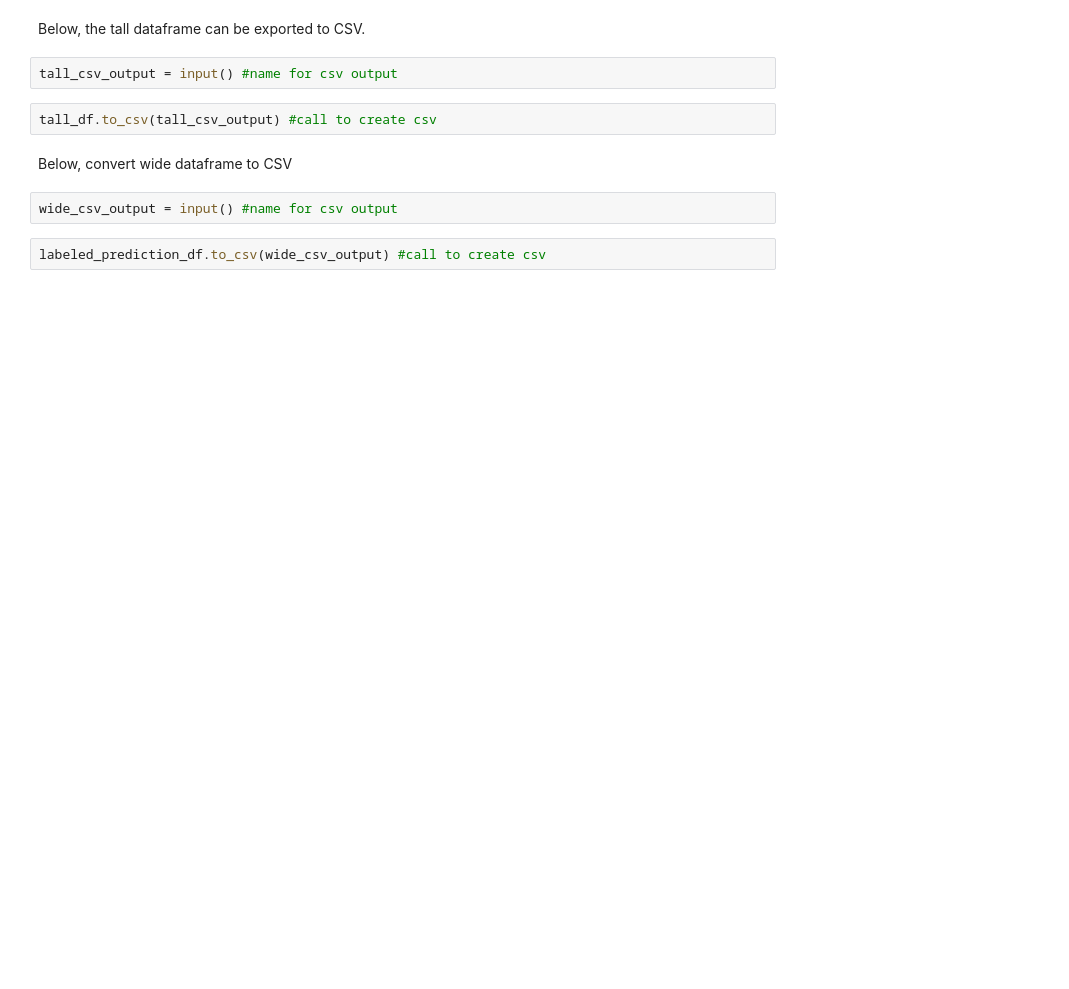
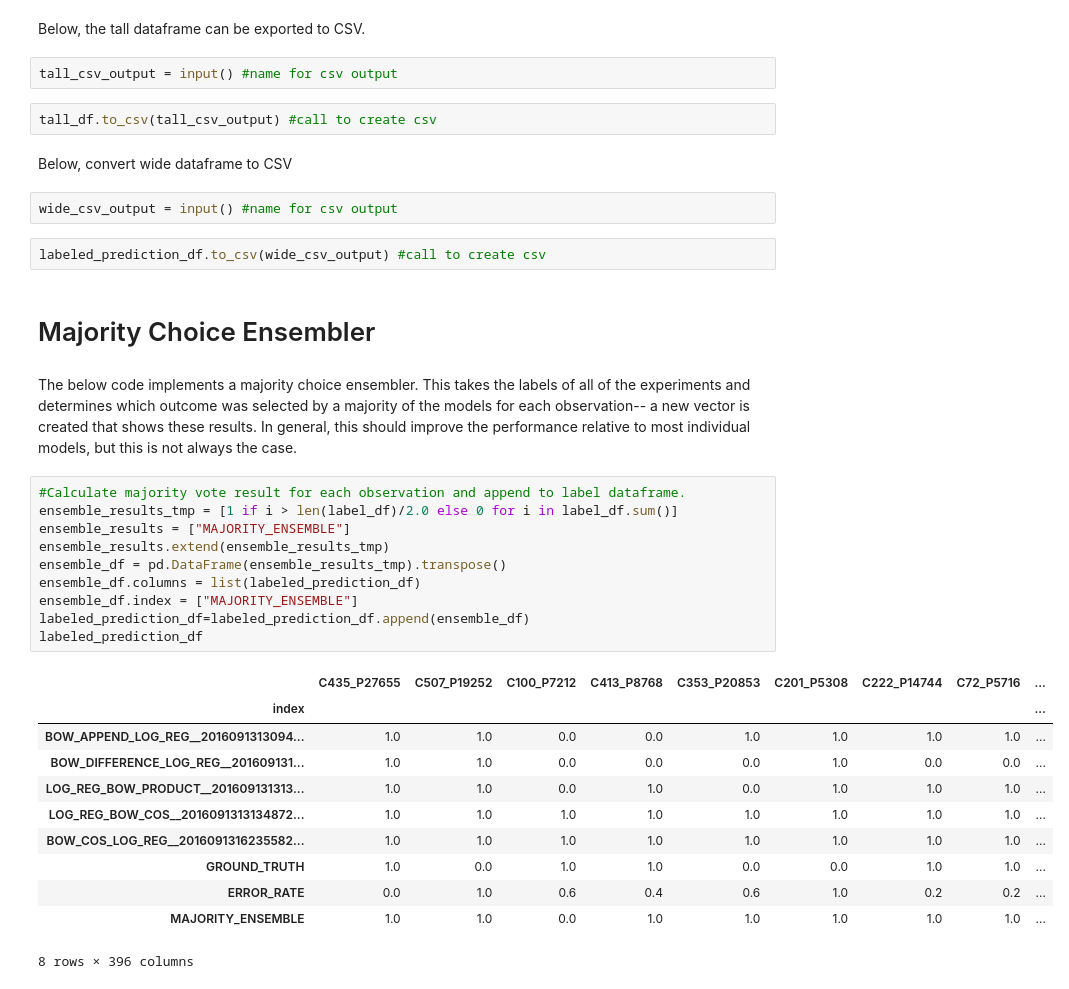
Before and after one commit to Lab41/pythia, a Jupyter notebook: src/examples/convert-mongo-to-dataframe.ipynb, the cells around one changed output. Cells and saved outputs as stored; diff of their text form; blank space fills up the shorter version.

```diff
--- a/src/examples/convert-mongo-to-dataframe.ipynb
+++ b/src/examples/convert-mongo-to-dataframe.ipynb
@@ -165,3 +206,29 @@ Below, convert wide dataframe to CSV
 wide_csv_output = input() #name for csv output
 # %%
 labeled_prediction_df.to_csv(wide_csv_output) #call to create csv
+# %% [markdown]
+# Majority Choice Ensembler
+# %% [markdown]
+The below code implements a majority choice ensembler.  This takes the labels of all of the experiments and determines which outcome was selected by a majority of the models for each observation-- a new vector is created that shows these results.  In general, this should improve the performance relative to most individual models, but this is not always the case.
+# %%
+#Calculate majority vote result for each observation and append to label dataframe.
+ensemble_results_tmp = [1 if i > len(label_df)/2.0 else 0 for i in label_df.sum()]
+ensemble_results = ["MAJORITY_ENSEMBLE"]
+ensemble_results.extend(ensemble_results_tmp)
+ensemble_df = pd.DataFrame(ensemble_results_tmp).transpose()
+ensemble_df.columns = list(labeled_prediction_df)
+ensemble_df.index = ["MAJORITY_ENSEMBLE"]
+labeled_prediction_df=labeled_prediction_df.append(ensemble_df)
+labeled_prediction_df
+# %% [output]
+|  | C435_P27655 | C507_P19252 | C100_P7212 | C413_P8768 | C353_P20853 | C201_P5308 | C222_P14744 | C72_P5716 | ... |
+| index |  |  |  |  |  |  |  |  | ... |
+| BOW_APPEND_LOG_REG__2016091313094... | 1.0 | 1.0 | 0.0 | 0.0 | 1.0 | 1.0 | 1.0 | 1.0 | ... |
+| BOW_DIFFERENCE_LOG_REG__201609131... | 1.0 | 1.0 | 0.0 | 0.0 | 0.0 | 1.0 | 0.0 | 0.0 | ... |
+| LOG_REG_BOW_PRODUCT__201609131313... | 1.0 | 1.0 | 0.0 | 1.0 | 0.0 | 1.0 | 1.0 | 1.0 | ... |
+| LOG_REG_BOW_COS__2016091313134872... | 1.0 | 1.0 | 1.0 | 1.0 | 1.0 | 1.0 | 1.0 | 1.0 | ... |
+| BOW_COS_LOG_REG__2016091316235582... | 1.0 | 1.0 | 1.0 | 1.0 | 1.0 | 1.0 | 1.0 | 1.0 | ... |
+| GROUND_TRUTH | 1.0 | 0.0 | 1.0 | 1.0 | 0.0 | 0.0 | 1.0 | 1.0 | ... |
+| ERROR_RATE | 0.0 | 1.0 | 0.6 | 0.4 | 0.6 | 1.0 | 0.2 | 0.2 | ... |
+| MAJORITY_ENSEMBLE | 1.0 | 1.0 | 0.0 | 1.0 | 1.0 | 1.0 | 1.0 | 1.0 | ... |
+8 rows × 396 columns
```
Also changed, not shown: parts of 33 cells of this notebook.
